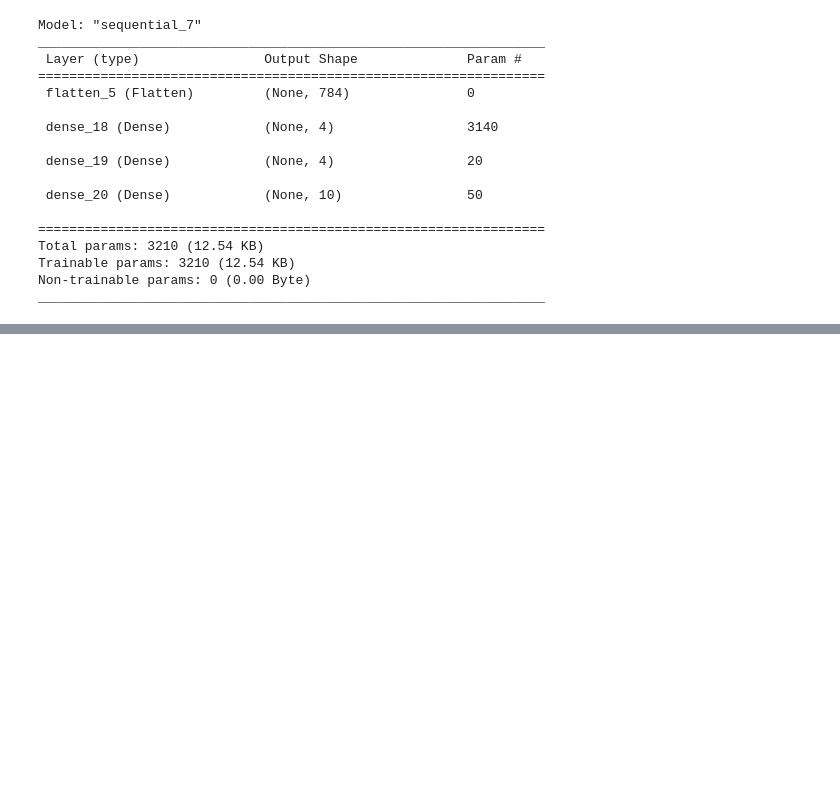
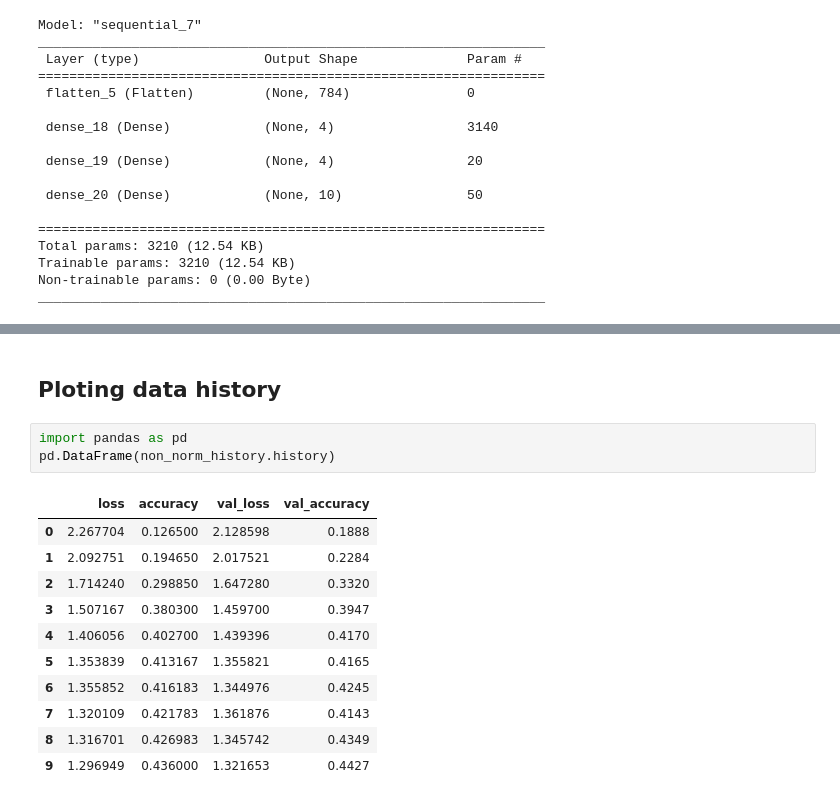
Before and after one commit to Abisoyesam/Deep-Learning-With-TensorFlow, a Jupyter notebook: 03 - Neural Network Classification/code/04 - Multiclass Classification.ipynb, the cells around one changed output, grey strips where cells are left out. Drawn from its saved outputs; the diff is of its cells as text; blank space fills up the shorter version.

```diff
--- a/03 - Neural Network Classification/code/04 - Multiclass Classification.ipynb
+++ b/03 - Neural Network Classification/code/04 - Multiclass Classification.ipynb
@@ -239,0 +310,17 @@ _________________________________________________________________
+# %% [markdown]
+## Ploting data history
+# %%
+import pandas as pd
+pd.DataFrame(non_norm_history.history)
+# %% [output]
+|  | loss | accuracy | val_loss | val_accuracy |
+| 0 | 2.267704 | 0.126500 | 2.128598 | 0.1888 |
+| 1 | 2.092751 | 0.194650 | 2.017521 | 0.2284 |
+| 2 | 1.714240 | 0.298850 | 1.647280 | 0.3320 |
+| 3 | 1.507167 | 0.380300 | 1.459700 | 0.3947 |
+| 4 | 1.406056 | 0.402700 | 1.439396 | 0.4170 |
+| 5 | 1.353839 | 0.413167 | 1.355821 | 0.4165 |
+| 6 | 1.355852 | 0.416183 | 1.344976 | 0.4245 |
+| 7 | 1.320109 | 0.421783 | 1.361876 | 0.4143 |
+| 8 | 1.316701 | 0.426983 | 1.345742 | 0.4349 |
+| 9 | 1.296949 | 0.436000 | 1.321653 | 0.4427 |
```
Also changed, not shown: parts of 18 cells of this notebook, 2 other files.
